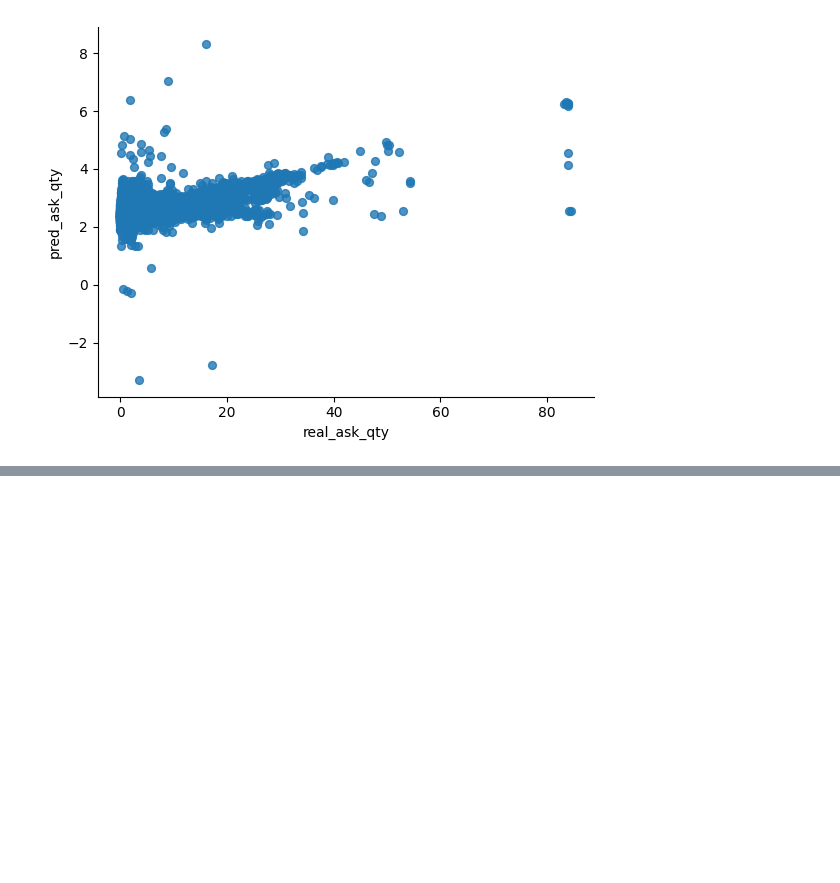
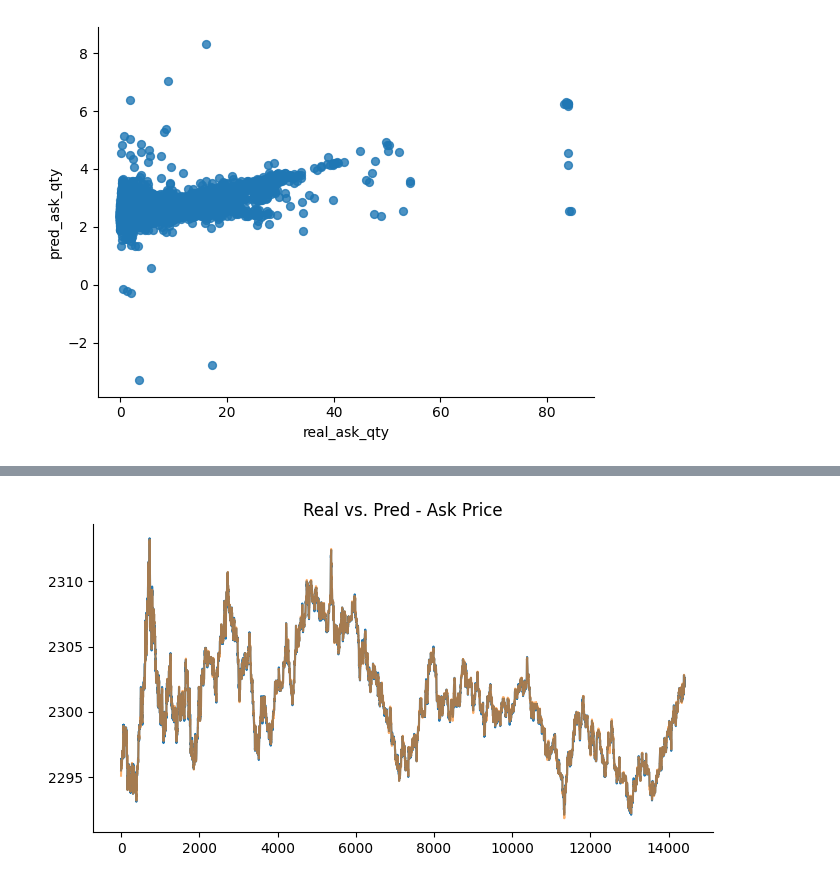
Before and after one commit to Massssssi/COMP5530M, a Jupyter notebook: RNN Model/TestingKerasModels.ipynb, the cells around one changed output, grey strips where cells are left out. Saved outputs shown, nothing was run; the diff lists cells and outputs as text; code cells hidden in the pictures; blank space fills up the shorter version.

Commit message:
Improved Keras model with Orderbook Depth 1

```diff
--- a/RNN Model/TestingKerasModels.ipynb
+++ b/RNN Model/TestingKerasModels.ipynb
@@ -1227,0 +1370,7 @@ model.save('/content/drive/MyDrive/multi_input_rnn_model_2.keras')
+# %%
+from numpy import array
+# TESTING Index 62603 and 62604 -> 62605
+# Values next in sequence should be : 0.860515	0.011545	0.861736	0.017753
+x_input = array([ [0.860515, 0.011570, 0.862808, 0.002697], [0.860515, 0.011570, 0.861736, 0.015677]]).reshape((1, n_input, n_features))
+yhat = model.predict(x_input, verbose=0)
+yhat
@@ -1227,0 +1579,9 @@ model.save('/content/drive/MyDrive/multi_input_rnn_model_2.keras')
+# %%
+# Real Ask Price vs. Predicted Ask Price
+
+from matplotlib import pyplot as plt
+log_results['real_ask_price'].plot(kind='line', figsize=(8, 4), title='Real vs. Pred - Ask Price')
+plt.plot(log_results['pred_ask_price'], alpha=0.6)
+plt.gca().spines[['top', 'right']].set_visible(False)
+# %% [output]
+[figure, added]
```
Also changed, not shown: parts of 17 cells of this notebook.
